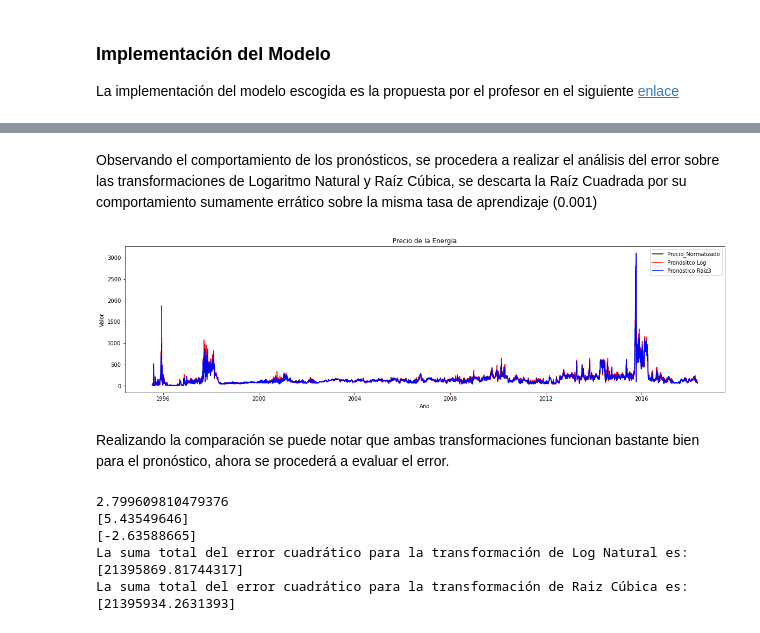
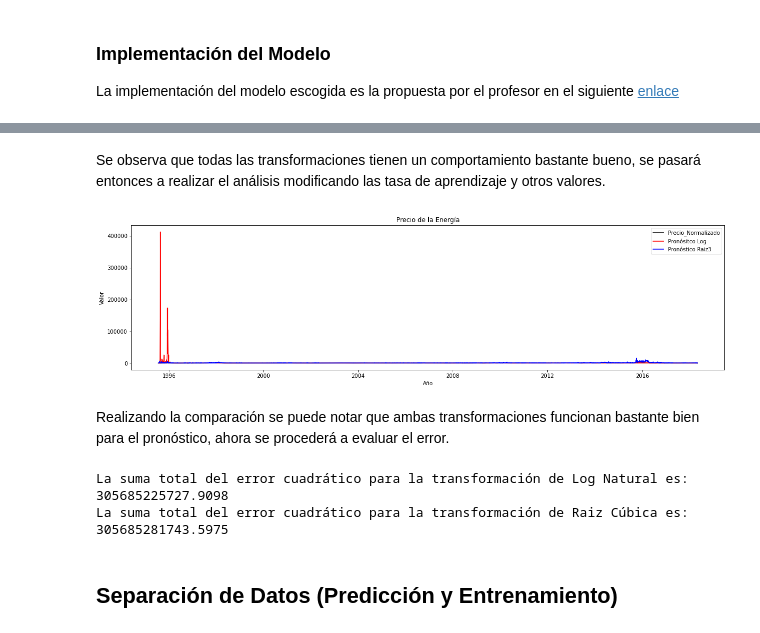
Before and after one commit to ANN-2019-2/evaluacion-saarboledaz, a Jupyter notebook: 01-precios.ipynb, the cells around one changed output, grey strips where cells are left out. Drawn from its saved outputs; the diff is of its cells as text; code cells hidden in the pictures.

```diff
--- a/01-precios.ipynb
+++ b/01-precios.ipynb
@@ -244,11 +261,13 @@ La implementación del modelo escogida es la propuesta por el profesor en el sig
 class Adaline:
     def __init__(self,
                  learning_rate=0.001, # tasa de aprendizaje
+                 momentum=0,      # Momentum
                  max_epochs=100,      # número máximo de iteraciones sobre el set de datos
                  shuffle=False,       # mezcla patrones para aprendizaje online
                  random_state=None,   #
                  warm_start=False):   #
 
+        self.momentum = momentum
         self.learning_rate = learning_rate
         self.max_epochs = max_epochs
         self.shuffle = shuffle
@@ -288,16 +307,8 @@ class Adaline:
 
             for i in range(X.shape[0]):
                 u = np.dot(X[i,:], self.coef_) + self.intercept_
-                """print(X[i,:])
-                print(" * ")
-                print(self.coef_)
-                print(" + ")
-                print(self.intercept_)
-                print(" = ")
-                print(u)
-                print(" ---------------------- ")"""
                 e = (d[i] - u)[0]
-                self.coef_ += 2 * self.learning_rate * e * X[i,:]
+                self.coef_ += 2 * self.learning_rate * e * X[i,:] + self.coef_ * self.momentum
                 self.intercept_ += 2 * self.learning_rate * e
                 errors2.append(e**2)
                 forecasts.append(u)
@@ -311,18 +322,23 @@ class Adaline:
         return u
 # %%
 transformations = ['Log_Natural', 'Raiz_Cuadrada', 'Raiz_Cubica']
+L = 7
+scalers = dict() ## Scalers para cada transformación
+desireds_d = dict() ## Deseados
+forecasts_d = dict() ## Pronóstico
+errors2_d = dict() ## errores
 
-L = 7
-desireds_d = dict()
-forecasts_d = dict()
-errors2_d = dict()
-
+## Realizar el pronóstico para cada transformación
 for trans in transformations:
-    d = df[trans].tolist()
+    scaler = MinMaxScaler() ##Scaler
+    d = np.asarray(df[trans]).reshape(-1,1)
+    scaler.fit(d)
+    scaled_d = scaler.transform(d).ravel() ##Usar los valores escalados entre 0 y 1
+    scalers[trans] = scaler
     desireds_d[trans] = d
     X = []
     for t in range(L, len(d)):
-        X.append(d[t-L:t].copy())
+        X.append(scaled_d[t-L:t].copy())
 
     adaline = Adaline(
     learning_rate=0.001,  # tasa de aprendizaje
@@ -331,8 +347,8 @@ for trans in transformations:
     random_state=123,    # corrida reproducible
     warm_start=False)    # inicia con pesos aleatorios
 
-    errors2, forecasts = adaline.fit(X,d[L:])
-    forecasts_d[trans] = forecasts
+    errors2, forecasts = adaline.fit(X,scaled_d[L:])
+    forecasts_d[trans] = scaler.inverse_transform(np.asarray(forecasts).reshape(-1,1)).ravel() ##Regresar a la escala
     errors2_d[trans] = errors2
 # %%
 plt.figure(figsize=(20,15))
@@ -349,35 +365,32 @@ for i in range(len(transformations)):
-# %% [markdown]
-Observando el comportamiento de los pronósticos, se procedera a realizar el análisis del error sobre las transformaciones de Logaritmo Natural y Raíz Cúbica, se descarta la Raíz Cuadrada por su comportamiento sumamente errático sobre la misma tasa de aprendizaje (0.001)
+# %% [markdown]
+Se observa que todas las transformaciones tienen un comportamiento bastante bueno, se pasará entonces a realizar el análisis modificando las tasa de aprendizaje y otros valores.
 # %%
 ## Aplicando la transformación inversa
 forecast_inv = dict()
-forecast_inv['Log_Natural'] = np.exp(forecasts_d['Log_Natural'])
-forecast_inv['Raiz_Cubica'] = np.power(forecasts_d['Raiz_Cubica'],3)
+for t in transformations:
+    forecast_inv[t] = transform(forecasts_d[t],t,True)
 
 plt.figure(figsize=(20,5))
 plt.title('Precio de la Energía')
 plt.xlabel('Año')
 plt.ylabel('Valor')
 first_date = dt.datetime.utcfromtimestamp(df['Timestamp'].tolist()[0])
 date_thresh = (df['Fecha'] >= first_date + dt.timedelta(L-1))
 dates_df = df.loc[date_thresh]['Fecha']
 plt.plot(df['Fecha'],df['Precio_Normalizado'], label="Precio_Normalizado", color='black')
 plt.plot(dates_df,forecast_inv["Log_Natural"], label="Pronósitco Log", color='red')
 plt.plot(dates_df,forecast_inv["Raiz_Cubica"], label="Pronóstico Raiz3", color='blue')
 
 plt.legend()
 plt.show()
 # %% [output]
-[figure, old version]
+[figure, new version]
 # %% [markdown]
 Realizando la comparación se puede notar que ambas transformaciones funcionan bastante bien para el pronóstico, ahora se procederá a evaluar el error.
 # %%
 error_log = 0
 error_cbrt = 0
 d_normalizado = df['Precio_Normalizado'].tolist()
-print(d_normalizado[7])
-print(forecast_inv['Log_Natural'][0])
-print(d_normalizado[7] - forecast_inv['Log_Natural'][0])
 for i in range(len(forecast_inv['Log_Natural'])):
     d = d_normalizado[i+L]
     ul = forecast_inv['Log_Natural'][i]
@@ -388,8 +401,7 @@ for i in range(len(forecast_inv['Log_Natural'])):
 print("La suma total del error cuadrático para la transformación de Log Natural es: {}".format(error_log))
 print("La suma total del error cuadrático para la transformación de Raiz Cúbica es: {}".format(error_cbrt))
 # %% [output]
-2.799609810479376
-[5.43549646]
-[-2.63588665]
-La suma total del error cuadrático para la transformación de Log Natural es: [21395869.81744317]
-La suma total del error cuadrático para la transformación de Raiz Cúbica es: [21395934.2631393]
+La suma total del error cuadrático para la transformación de Log Natural es: 305685225727.9098
+La suma total del error cuadrático para la transformación de Raiz Cúbica es: 305685281743.5975
+# %% [markdown]
+## Separación de Datos (Predicción y Entrenamiento)
```
Also changed, not shown: parts of 13 cells of this notebook.
